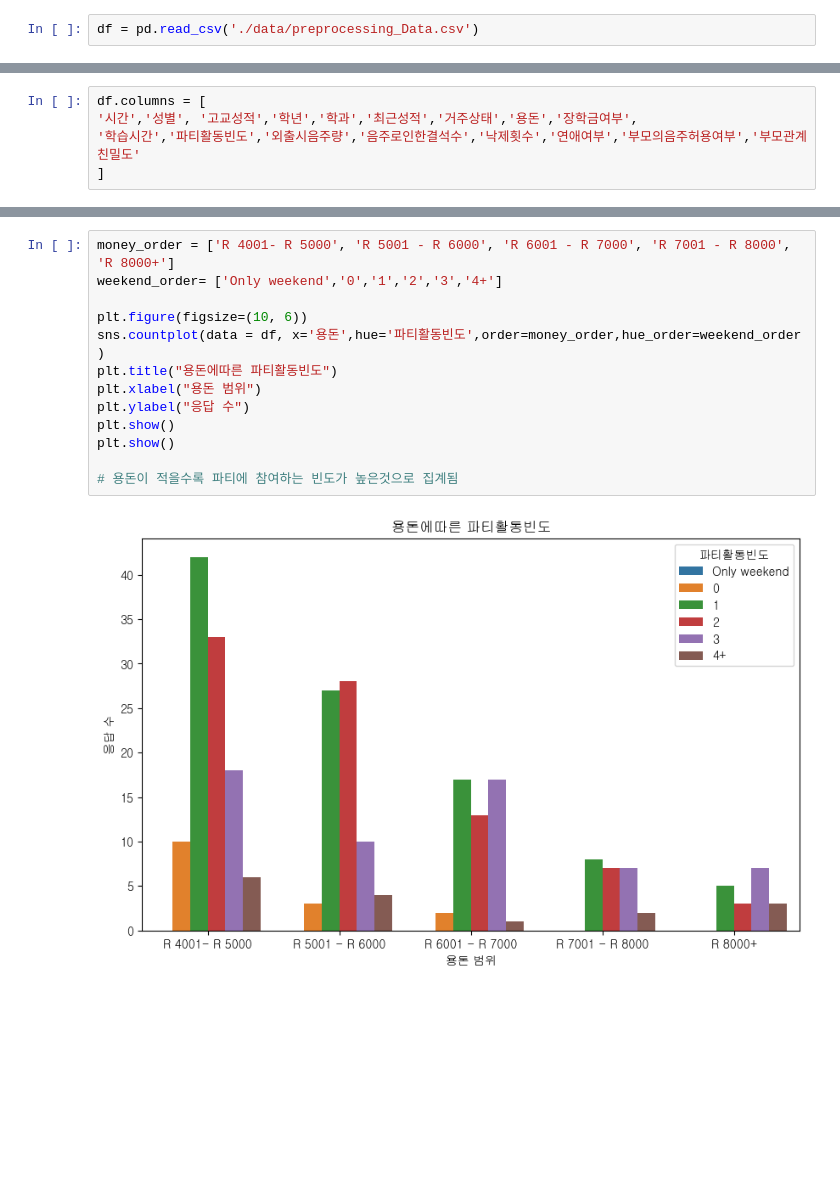
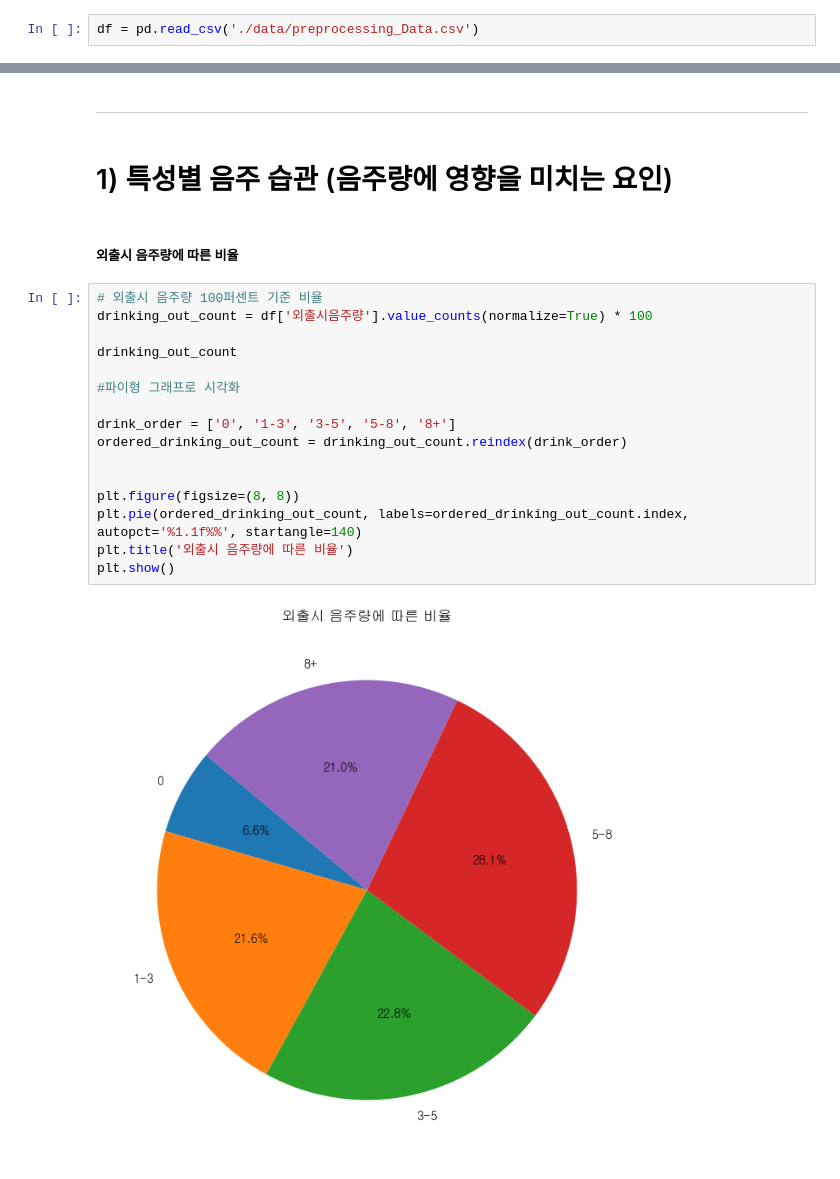
Before and after one commit to Encore-SKN-9/eda_1team, a Jupyter notebook: visualization.ipynb, the cells around one changed output, grey strips where cells are left out. Saved outputs shown, nothing was run; the diff lists cells and outputs as text; blank space fills up the shorter version.

```diff
--- a/visualization.ipynb
+++ b/visualization.ipynb
@@ -27,5 +15,0 @@ Index(['Unnamed: 0', '성별', '고교성적', '학년', '학과', '최근성적
-# %%
-df.columns = [
-'시간','성별', '고교성적','학년','학과','최근성적','거주상태','용돈','장학금여부',
-'학습시간','파티활동빈도','외출시음주량','음주로인한결석수','낙제횟수','연애여부','부모의음주허용여부','부모관계친밀도'
-]
@@ -95,15 +16,24 @@ plt.show()
-# %%
-money_order = ['R 4001- R 5000', 'R 5001 - R 6000', 'R 6001 - R 7000', 'R 7001 - R 8000', 'R 8000+']
-weekend_order= ['Only weekend','0','1','2','3','4+']
-
-plt.figure(figsize=(10, 6))
-sns.countplot(data = df, x='용돈',hue='파티활동빈도',order=money_order,hue_order=weekend_order )
-plt.title("용돈에따른 파티활동빈도")
-plt.xlabel("용돈 범위")
-plt.ylabel("응답 수")
-plt.show()
-plt.show()
-
-# 용돈이 적을수록 파티에 참여하는 빈도가 높은것으로 집계됨
-# %% [output]
-[figure, removed]
+# %% [markdown]
+-----
+# %% [markdown]
+# 1) 특성별 음주 습관 (음주량에 영향을 미치는 요인)
+# %% [markdown]
+##### 외출시 음주량에 따른 비율
+# %%
+# 외출시 음주량 100퍼센트 기준 비율
+drinking_out_count = df['외출시음주량'].value_counts(normalize=True) * 100
+
+drinking_out_count
+
+#파이형 그래프로 시각화
+
+drink_order = ['0', '1-3', '3-5', '5-8', '8+']
+ordered_drinking_out_count = drinking_out_count.reindex(drink_order)
+
+
+plt.figure(figsize=(8, 8))
+plt.pie(ordered_drinking_out_count, labels=ordered_drinking_out_count.index, autopct='%1.1f%%', startangle=140)
+plt.title('외출시 음주량에 따른 비율')
+plt.show()
+# %% [output]
+[figure, added]
```
Also changed, not shown: parts of 43 cells of this notebook.
